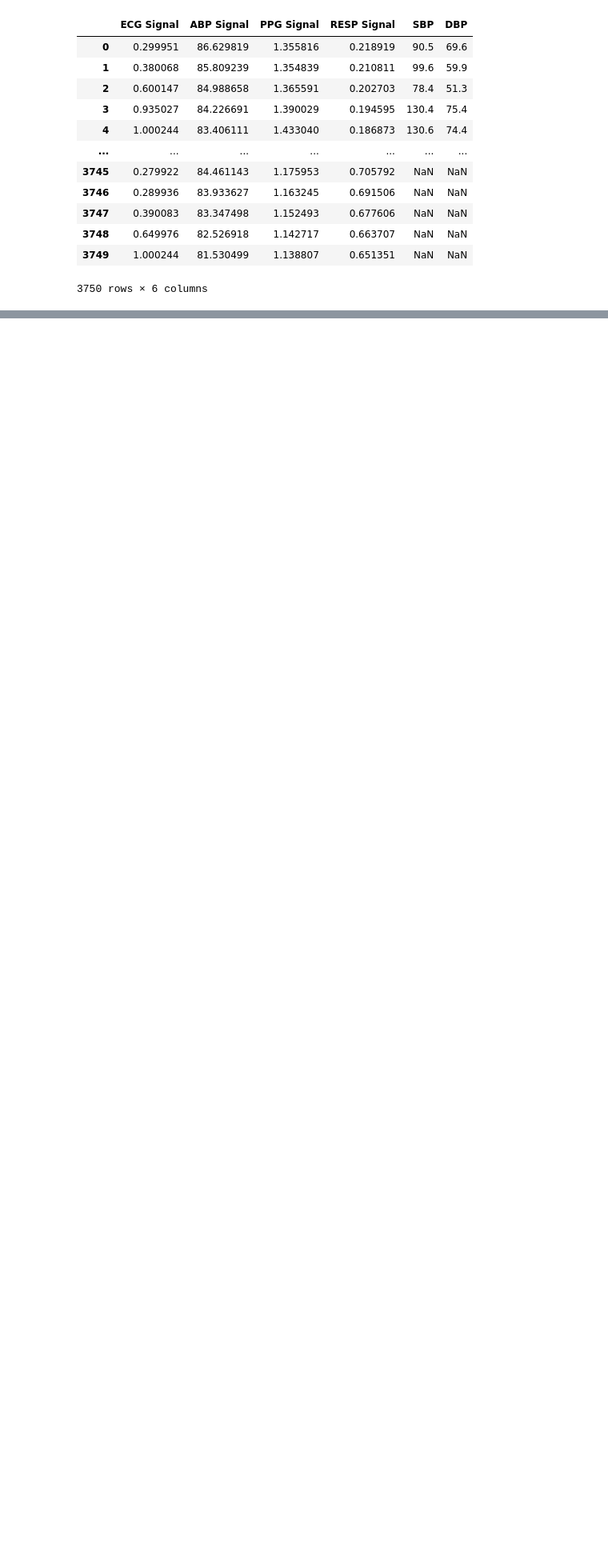
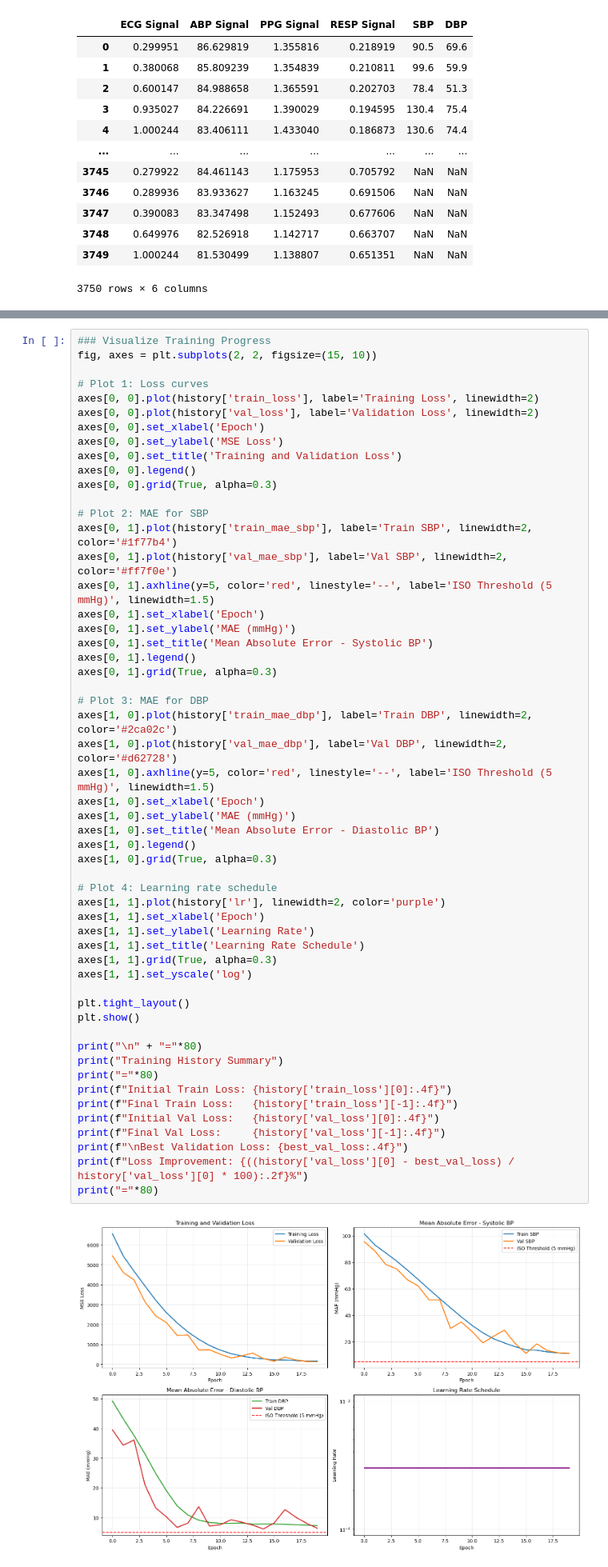
Before and after one commit to OmarLopezBejerano/Capstone_Project_Omar_Lopez_Bejerano, a Jupyter notebook: starting.ipynb, the cells around one changed output, grey strips where cells are left out. Shown: that part at 80% size. Cells and saved outputs as stored; diff of their text form; blank space fills up the shorter version.

Commit message:
Trained and saved model

```diff
--- a/starting.ipynb
+++ b/starting.ipynb
@@ -322,0 +1267,56 @@ Model Architecture Summary:
+# %%
+### Visualize Training Progress
+fig, axes = plt.subplots(2, 2, figsize=(15, 10))
+
+# Plot 1: Loss curves
+axes[0, 0].plot(history['train_loss'], label='Training Loss', linewidth=2)
+axes[0, 0].plot(history['val_loss'], label='Validation Loss', linewidth=2)
+axes[0, 0].set_xlabel('Epoch')
+axes[0, 0].set_ylabel('MSE Loss')
+axes[0, 0].set_title('Training and Validation Loss')
+axes[0, 0].legend()
+axes[0, 0].grid(True, alpha=0.3)
+
+# Plot 2: MAE for SBP
+axes[0, 1].plot(history['train_mae_sbp'], label='Train SBP', linewidth=2, color='#1f77b4')
+axes[0, 1].plot(history['val_mae_sbp'], label='Val SBP', linewidth=2, color='#ff7f0e')
+axes[0, 1].axhline(y=5, color='red', linestyle='--', label='ISO Threshold (5 mmHg)', linewidth=1.5)
+axes[0, 1].set_xlabel('Epoch')
+axes[0, 1].set_ylabel('MAE (mmHg)')
+axes[0, 1].set_title('Mean Absolute Error - Systolic BP')
+axes[0, 1].legend()
+axes[0, 1].grid(True, alpha=0.3)
+
+# Plot 3: MAE for DBP
+axes[1, 0].plot(history['train_mae_dbp'], label='Train DBP', linewidth=2, color='#2ca02c')
+axes[1, 0].plot(history['val_mae_dbp'], label='Val DBP', linewidth=2, color='#d62728')
+axes[1, 0].axhline(y=5, color='red', linestyle='--', label='ISO Threshold (5 mmHg)', linewidth=1.5)
+axes[1, 0].set_xlabel('Epoch')
+axes[1, 0].set_ylabel('MAE (mmHg)')
+axes[1, 0].set_title('Mean Absolute Error - Diastolic BP')
+axes[1, 0].legend()
+axes[1, 0].grid(True, alpha=0.3)
+
+# Plot 4: Learning rate schedule
+axes[1, 1].plot(history['lr'], linewidth=2, color='purple')
+axes[1, 1].set_xlabel('Epoch')
+axes[1, 1].set_ylabel('Learning Rate')
+axes[1, 1].set_title('Learning Rate Schedule')
+axes[1, 1].grid(True, alpha=0.3)
+axes[1, 1].set_yscale('log')
+
+plt.tight_layout()
+plt.show()
+
+print("\n" + "="*80)
+print("Training History Summary")
+print("="*80)
+print(f"Initial Train Loss: {history['train_loss'][0]:.4f}")
+print(f"Final Train Loss:   {history['train_loss'][-1]:.4f}")
+print(f"Initial Val Loss:   {history['val_loss'][0]:.4f}")
+print(f"Final Val Loss:     {history['val_loss'][-1]:.4f}")
+print(f"\nBest Validation Loss: {best_val_loss:.4f}")
+print(f"Loss Improvement: {((history['val_loss'][0] - best_val_loss) / history['val_loss'][0] * 100):.2f}%")
+print("="*80)
+# %% [output]
+[figure, added]
```
Also changed, not shown: parts of 11 cells of this notebook, 4 other files.
